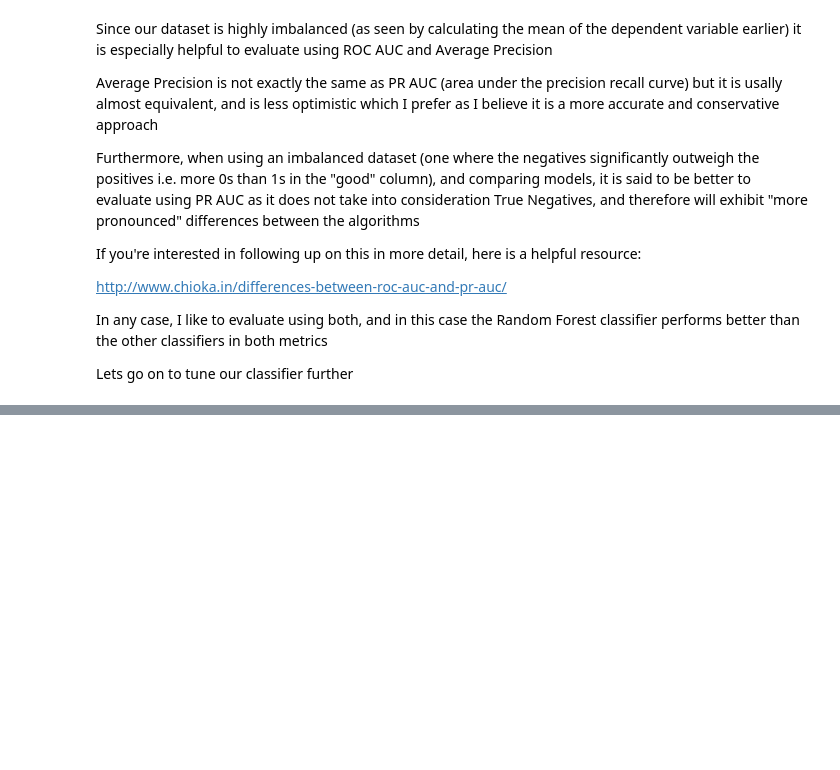
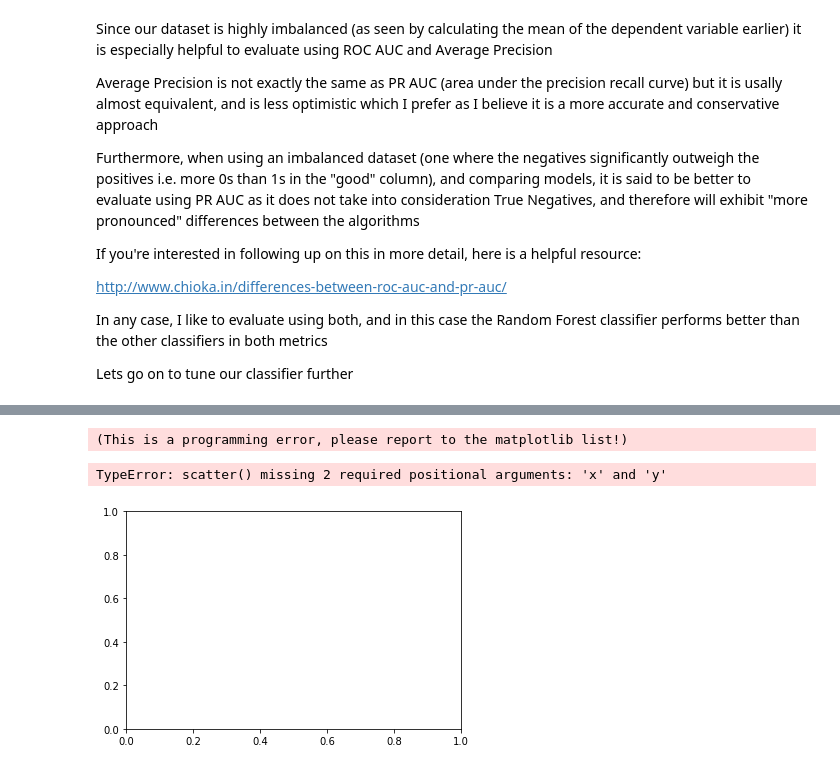
Before and after one commit to Edwardp17/Kaggle, a Jupyter notebook: wine_class/wine_class.ipynb, the cells around one changed output, grey strips where cells are left out. Drawn from its saved outputs; the diff is of its cells as text; code cells hidden in the pictures; blank space fills up the shorter version.

```diff
--- a/wine_class/wine_class.ipynb
+++ b/wine_class/wine_class.ipynb
@@ -336,0 +378,7 @@ rf_t_score
+# %%
+fig1, ax1 = plt.subplots()
+ax1.scatter()
+# %% [output]
+(This is a programming error, please report to the matplotlib list!)
+TypeError: scatter() missing 2 required positional arguments: 'x' and 'y'
+[figure, added]
```
Also changed, not shown: parts of 10 cells of this notebook.
